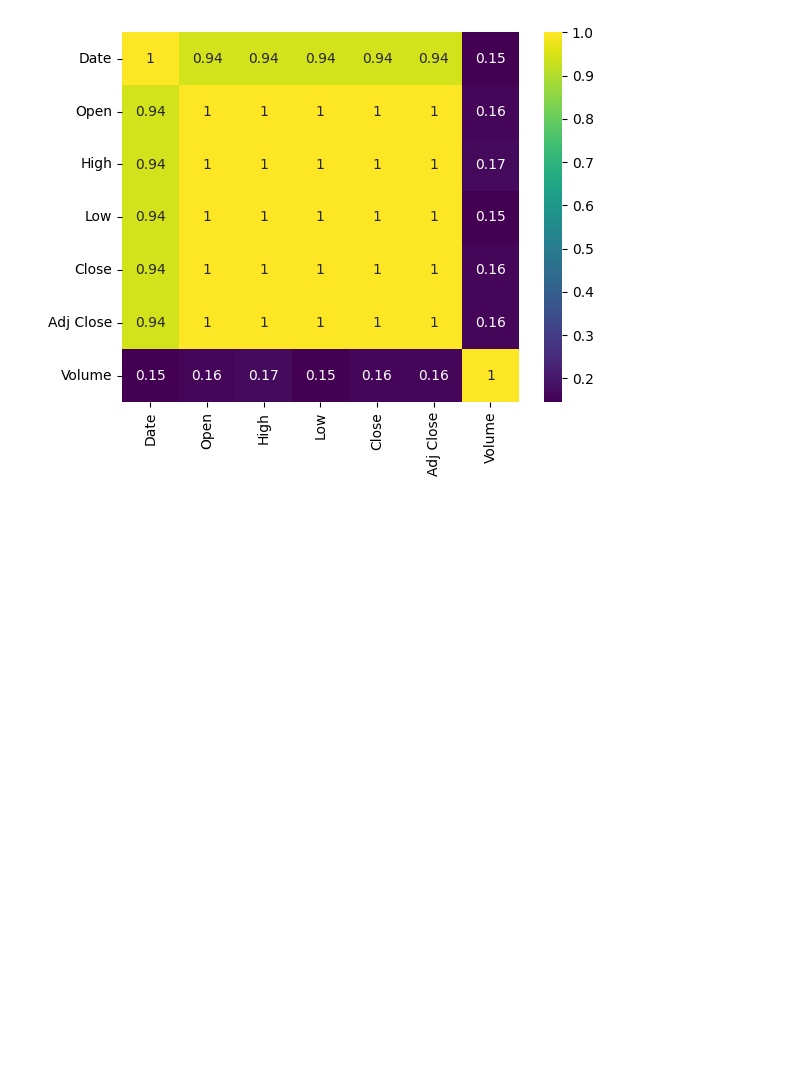
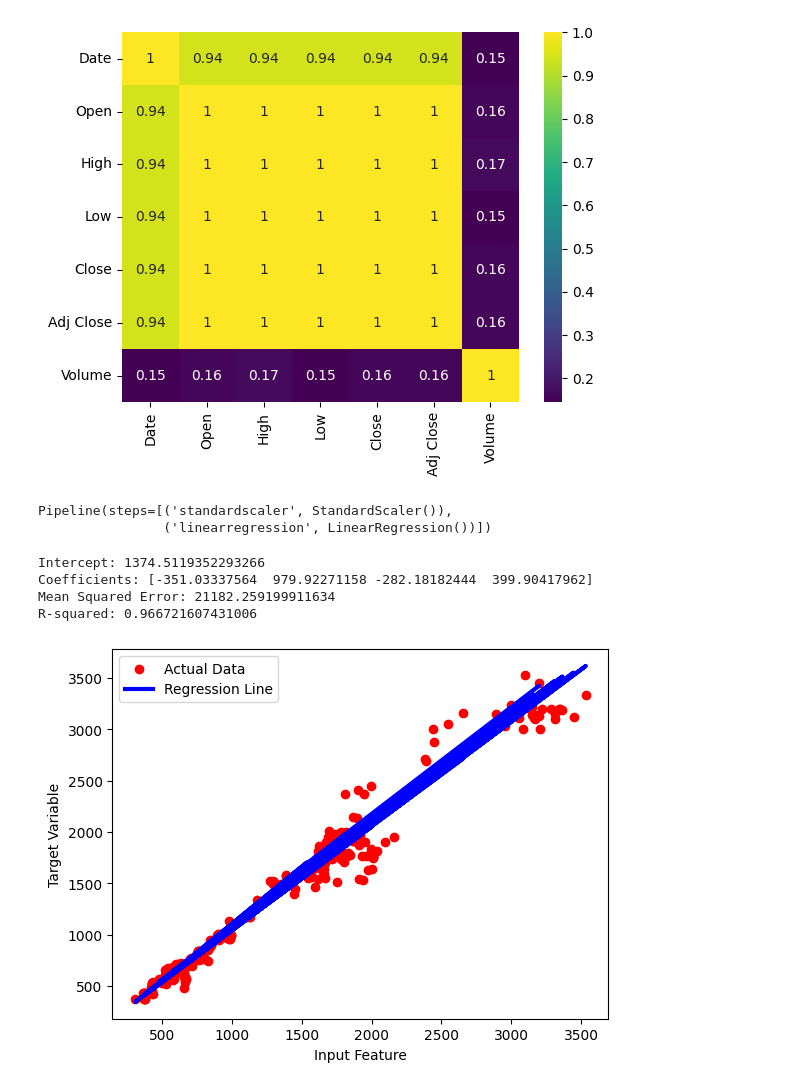
Before and after one commit to Nyandago/Linear-Regression, a Jupyter notebook: linear_regression.ipynb, the cells around one changed output. Drawn from its saved outputs; the diff is of its cells as text; code cells hidden in the pictures; blank space fills up the shorter version.

```diff
--- a/linear_regression.ipynb
+++ b/linear_regression.ipynb
@@ -73,0 +71,17 @@ memory usage: 82.0 KB
+# %%
+
+# Split the dataset into a training set and a test set
+X_train, X_test, Y_train, Y_test = train_test_split(X, Y, test_size=0.2, random_state=42)
+# %%
+# Create a linear regression model and use standardization
+model = make_pipeline(StandardScaler(), LinearRegression())
+# %%
+# Train the model on the training data
+model.fit(X_train, Y_train)
+# %% [output]
+Pipeline(steps=[('standardscaler', StandardScaler()),
+                ('linearregression', LinearRegression())])
+# %%
+
+# Make predictions on the test data
+Y_pred = model.predict(X_test)
@@ -73,0 +92,21 @@ memory usage: 82.0 KB
+# %%
+# Print the model's coefficients and performance metrics
+print('Intercept:', model.named_steps['linearregression'].intercept_)
+print('Coefficients:', model.named_steps['linearregression'].coef_)
+print("Mean Squared Error:", mse)
+print("R-squared:", r2)
+# %% [output]
+Intercept: 1374.5119352293266
+Coefficients: [-351.03337564  979.92271158 -282.18182444  399.90417962]
+Mean Squared Error: 21182.259199911634
+R-squared: 0.966721607431006
+# %%
+# Plot the regression line
+plt.scatter(X_test['Adj Close'], Y_test, color='red', label='Actual Data')
+plt.plot(X_test['Adj Close'], Y_pred, color='b', linewidth=3, label='Regression Line')
+plt.xlabel("Input Feature")
+plt.ylabel("Target Variable")
+plt.legend()
+plt.show()
+# %% [output]
+[figure, added]
```
Also changed, not shown: parts of 4 cells of this notebook.
